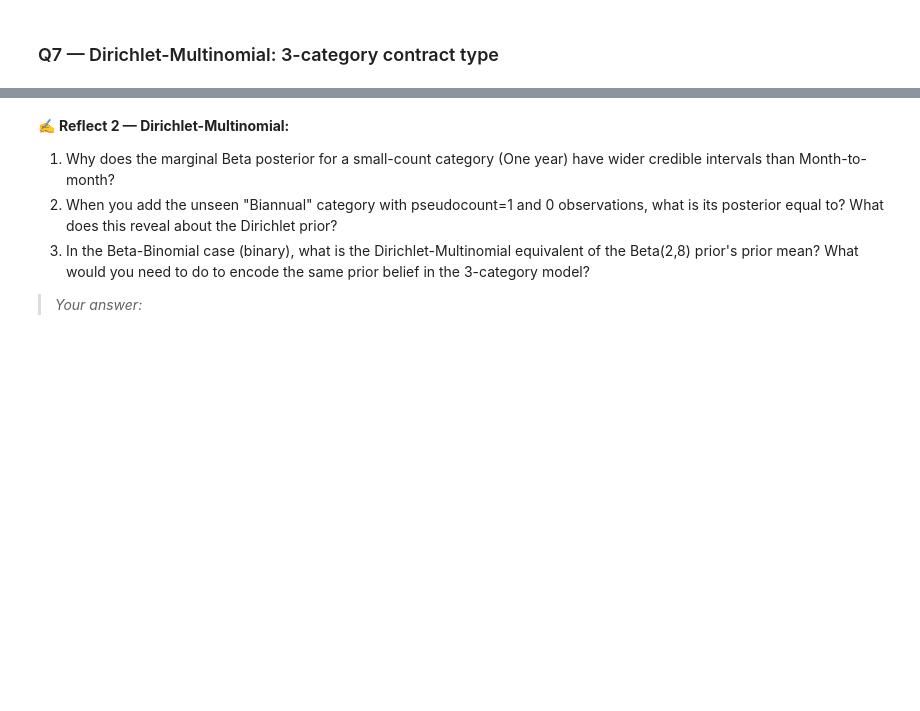
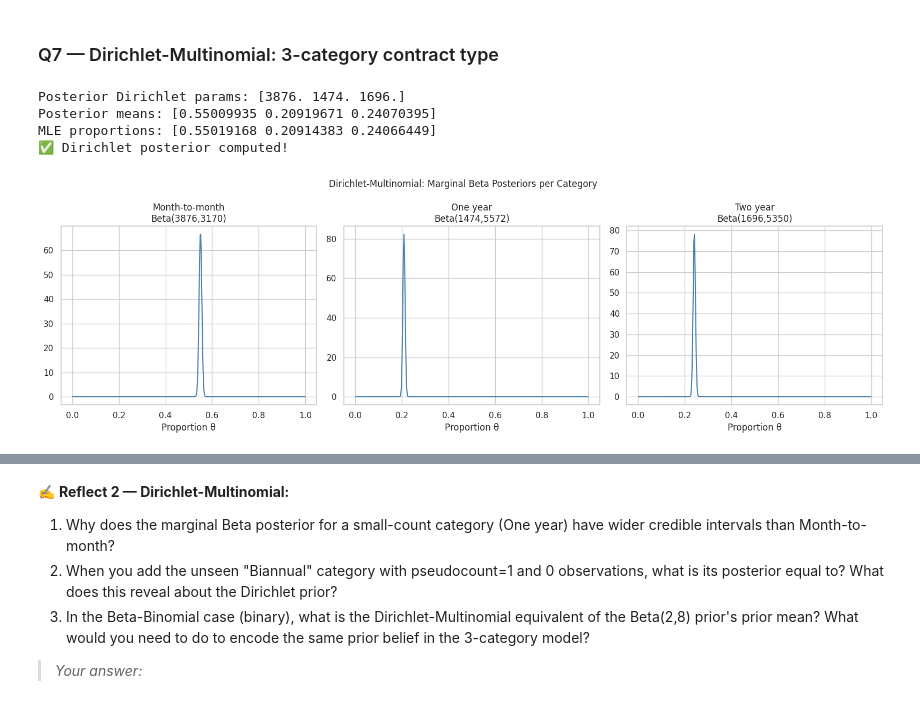
Before and after one commit to CodexAarogya/Fusemachines-Assignments, a Jupyter notebook: week-6/Assignment/W6_Probabilistic_Models_Assignment.ipynb, the cells around one changed output, grey strips where cells are left out. Saved outputs shown, nothing was run; the diff lists cells and outputs as text; code cells hidden in the pictures; blank space fills up the shorter version.

```diff
--- a/week-6/Assignment/W6_Probabilistic_Models_Assignment.ipynb
+++ b/week-6/Assignment/W6_Probabilistic_Models_Assignment.ipynb
@@ -383,36 +393,43 @@ Bayesian: n = 17  |  Frequentist: n = 6304
 # %%
-categories  = ['Month-to-month', 'One year', 'Two year']
-prior_alpha = np.array([1.0, 1.0, 1.0])   # flat Dirichlet prior — do not change
+import matplotlib.pyplot as plt
 
 # YOUR CODE HERE
 # 1. Count observations for each contract category in the full dataset
 # 2. Compute posterior Dirichlet parameters = prior + counts
 # 3. Report posterior means for each category
-counts           = None   # np.array of shape (3,) — counts per category
-posterior_alpha  = None   # prior_alpha + counts
-raise NotImplementedError("Compute Dirichlet posterior parameters")
+contract_counts  = df['Contract'].value_counts()
+counts           = np.array([contract_counts[cat] for cat in categories]) # np.array of shape (3,) — counts per category
+posterior_alpha  = prior_alpha + counts   # prior_alpha + counts
+# raise NotImplementedError("Compute Dirichlet posterior parameters")
 
 # ── SELF-CHECK ────────────────────────────────────────────────────────────────
 assert len(posterior_alpha) == 3
 assert posterior_alpha.sum() == prior_alpha.sum() + counts.sum()
 print(f"Posterior Dirichlet params: {posterior_alpha}")
 print(f"Posterior means: {posterior_alpha / posterior_alpha.sum()}")
 print(f"MLE proportions: {counts / counts.sum()}")
 print("✅ Dirichlet posterior computed!")
 
 # Plot marginal Beta posteriors for each category
 theta_r = np.linspace(0.001, 0.999, 500)
 fig, axes = plt.subplots(1, 3, figsize=(16, 5))
 
 for ax, (cat, a_j) in zip(axes, zip(categories, posterior_alpha)):
     b_j = posterior_alpha.sum() - a_j
     # YOUR CODE HERE: plot the marginal Beta(a_j, b_j) posterior for this category
-    raise NotImplementedError("Plot marginal Beta posterior for each contract category")
+    ax.plot(theta_r, beta_dist.pdf(theta_r, a_j, b_j), color='steelblue')
+    # raise NotImplementedError("Plot marginal Beta posterior for each contract category")
     ax.set_title(f'{cat}\nBeta({a_j:.0f},{b_j:.0f})')
     ax.set_xlabel('Proportion θ')
 
 plt.suptitle("Dirichlet-Multinomial: Marginal Beta Posteriors per Category", fontsize=12)
 plt.tight_layout(); plt.show()
+# %% [output]
+Posterior Dirichlet params: [3876. 1474. 1696.]
+Posterior means: [0.55009935 0.20919671 0.24070395]
+MLE proportions: [0.55019168 0.20914383 0.24066449]
+✅ Dirichlet posterior computed!
+[figure, added]
 # %%
 # Unseen category: add "Biannual" with pseudocount = 1 (no observations)
 # YOUR CODE HERE
```
Also changed, not shown: parts of 21 cells of this notebook.
